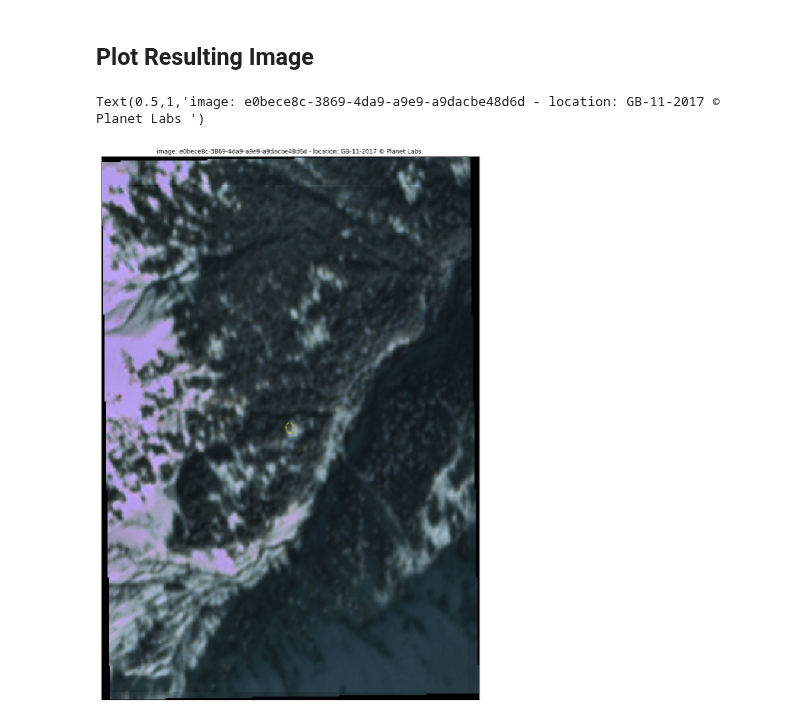
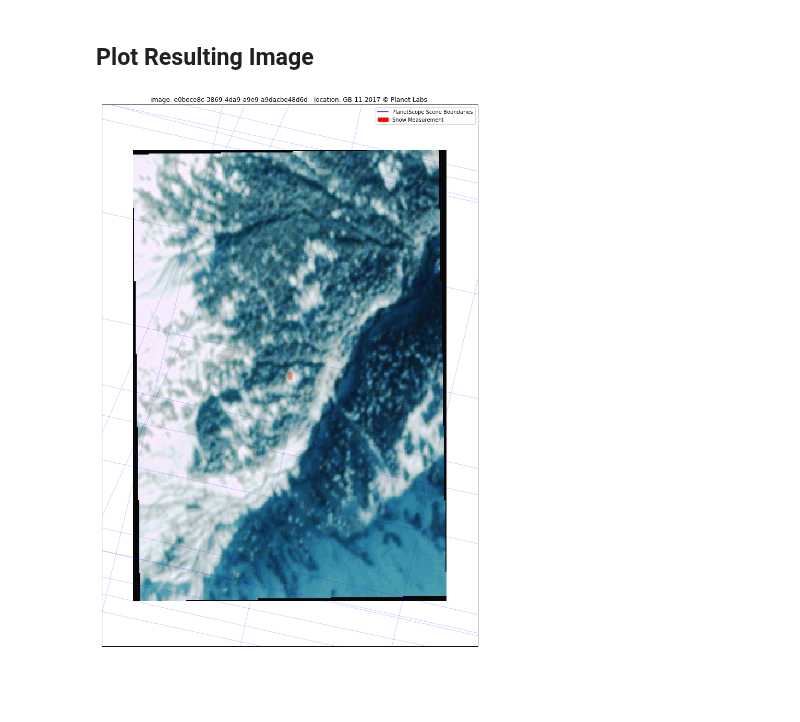
Before and after one commit to acannistra/planet-snowcover, a Jupyter notebook: notebooks/pipeline-all.ipynb, the cells around one changed output. Drawn from its saved outputs; the diff is of its cells as text; code cells hidden in the pictures; blank space fills up the shorter version.

Commit message:
updated image

```diff
--- a/notebooks/pipeline-all.ipynb
+++ b/notebooks/pipeline-all.ipynb
@@ -209,22 +213,32 @@ img_crs = f.crs['init'].split(':')[1]
 # %%
 src=f
 xmin = src.transform[0]
 xmax = src.transform[0] + src.transform[1]*src.width
 ymin = src.transform[3] + src.transform[5]*src.height
 ymax = src.transform[3]
-plt.rcParams['figure.figsize'] = (20,20)
+plt.rcParams['figure.figsize'] = (15,15)
 crs = ccrs.epsg(img_crs)
 ax = plt.axes(projection=ccrs.epsg(img_crs))
 red = f.read(3)
 green = f.read(2)
 blue = f.read(1)
 
 imgdata = img_as_ubyte(np.stack([red, green, blue], axis=2))
+bounds = boxes.loc[loc].geometry.bounds
+buffer = 0.001
+ax.set_extent((bounds[0]-buffer, bounds[2]+buffer, bounds[1]-buffer, bounds[3]+buffer), crs=ccrs.PlateCarree())
+imgdata = exposure.equalize_hist(imgdata)
+plt.imshow(imgdata, origin='upper', extent=[xmin, xmax, ymin, ymax], transform=crs, interpolation='nearest')
+ax.add_geometries([locations.loc[loc].geometry.buffer(0.0001)], crs=ccrs.PlateCarree(), facecolor="red", alpha=0.3, edgecolor='yellow')
+plt.title("image: {img_id} - location: {loc_id} © Planet Labs ".format(img_id=r.json()['id'], loc_id=locations.loc[loc].Location))
 
-imgdata = exposure.equalize_adapthist(imgdata)
-plt.imshow(imgdata, origin='upper', extent=[xmin, xmax, ymin, ymax], transform=crs, interpolation='nearest')
-ax.add_geometries([locations.loc[loc].geometry.buffer(0.0001)], crs=ccrs.PlateCarree(), facecolor="none", edgecolor='yellow')
-plt.title("image: {img_id} - location: {loc_id} © Planet Labs ".format(img_id=r.json()['id'], loc_id=locations.loc[loc].Location))
+for geom in results[results.loc_id == loc].geometry:
+    ax.add_geometries([shape(geom)], crs=ccrs.PlateCarree(), alpha=0.2, facecolor='none', edgecolor='blue')
+
+blue_line = mlines.Line2D([], [], color='blue',
+                          markersize=15, label='PlanetScope Scene Boundaries')
+circle = Circle([],radius=5, color='red', fill=True, label="Snow Measurement")
+plt.legend(handles=[blue_line, circle])
+plt.tight_layout()
 # %% [output]
-Text(0.5,1,'image: e0bece8c-3869-4da9-a9e9-a9dacbe48d6d - location: GB-11-2017 © Planet Labs ')
-[figure, old version]
+[figure, new version]
```
Also changed, not shown: parts of 2 cells of this notebook.
